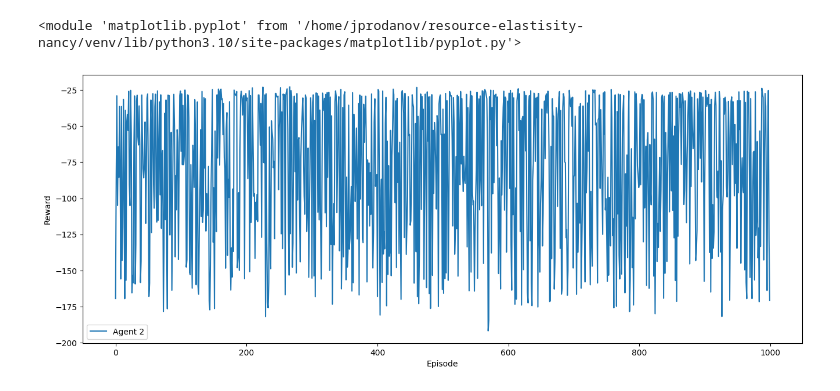
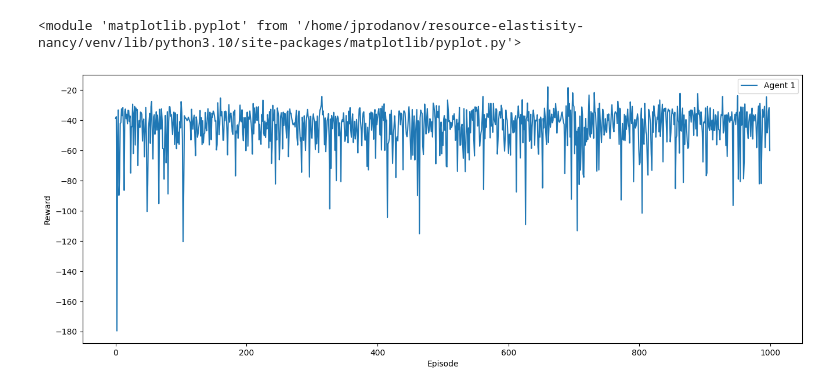
Before and after one commit to sensorlab/agent-edgeautoscaling, a Jupyter notebook: code/visualize_ddpg_training.ipynb, the cells around one changed output. Drawn from its saved outputs; the diff is of its cells as text; code cells hidden in the pictures.

```diff
--- a/code/visualize_ddpg_training.ipynb
+++ b/code/visualize_ddpg_training.ipynb
@@ -59,11 +60,11 @@ plt
 # %%
 fig, ax = plt.subplots(figsize=(16, 6))
 # for i in range(len(agent_ep_summed_rewards)):
-agent = 2
+agent = 1
 ax.plot(agent_ep_summed_rewards[agent]['Episode'], agent_ep_summed_rewards[agent]['Reward'], label=f'Agent {agent}')
 ax.set_xlabel('Episode')
 ax.set_ylabel('Reward')
 ax.legend()
 plt.show()
 # %% [output]
-[figure, old version]
+[figure, new version]
```
Also changed, not shown: parts of 4 cells of this notebook, 1 other file.
